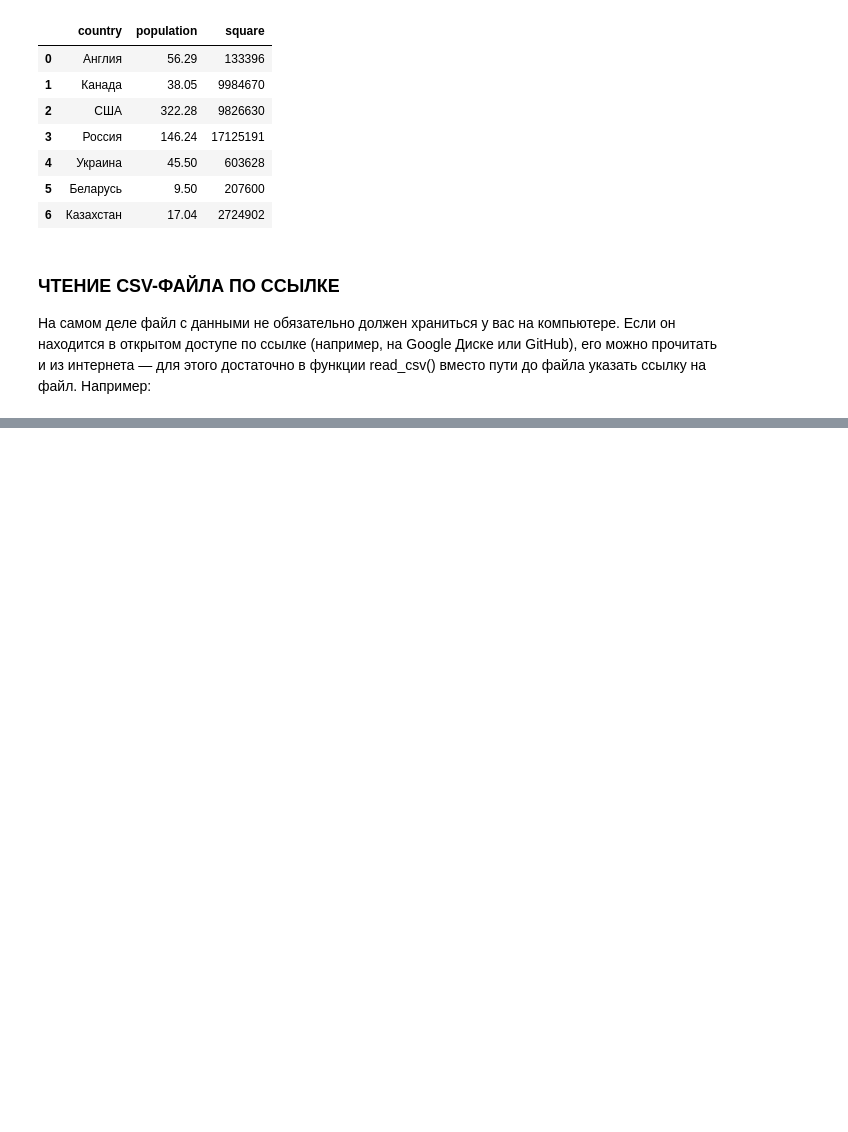
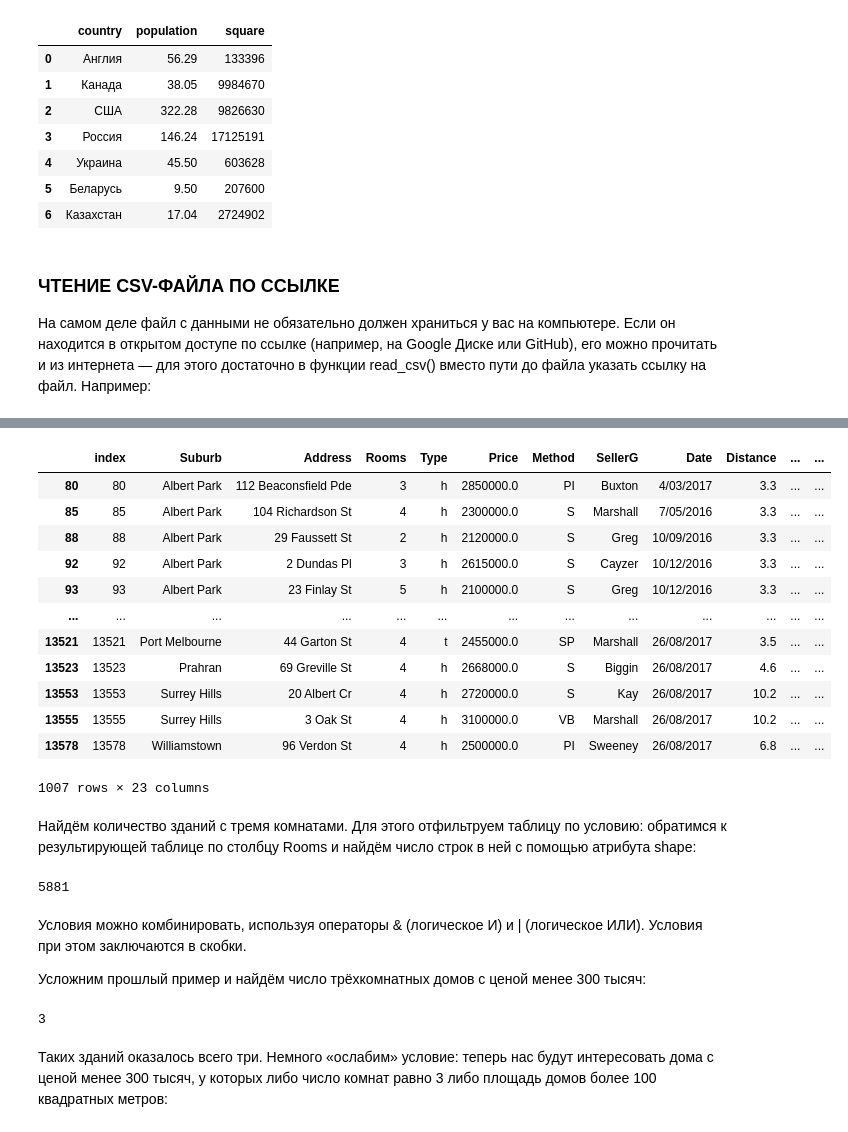
Before and after one commit to SlavaOsminin/SF_data_science, a Jupyter notebook: Skillfactory/PY_10_Введение в Pandas/Введение в Pandas.ipynb, the cells around one changed output, grey strips where cells are left out. Drawn from its saved outputs; the diff is of its cells as text; code cells hidden in the pictures; blank space fills up the shorter version.

```diff
--- a/Skillfactory/PY_10_Введение в Pandas/Введение в Pandas.ipynb
+++ b/Skillfactory/PY_10_Введение в Pandas/Введение в Pandas.ipynb
@@ -198,0 +251,4 @@ display(data)
+# %%
+import pandas as pd
+melb_data = pd.read_csv('data/melb_data.csv', sep=',')
+display(melb_data.loc[3521, 'Landsize'] / melb_data.loc[1690, 'Landsize'])
@@ -198,0 +315,7 @@ display(data)
+# %%
+melb_data['Car'] = melb_data['Car'].astype('int64')
+melb_data['Bedroom'] = melb_data['Bedroom'].astype('int64')
+melb_data['Bathroom'] = melb_data['Bathroom'].astype('int64')
+melb_data['Propertycount'] = melb_data['Propertycount'].astype('int64')
+melb_data['YearBuilt'] = melb_data['YearBuilt'].astype('int64')
+melb_data.info()
@@ -198,0 +523,32 @@ display(data)
+# %%
+melb_data[melb_data['Price'] > 2000000]
+# %% [output]
+|  | index | Suburb | Address | Rooms | Type | Price | Method | SellerG | Date | Distance | ... | ... |
+| 80 | 80 | Albert Park | 112 Beaconsfield Pde | 3 | h | 2850000.0 | PI | Buxton | 4/03/2017 | 3.3 | ... | ... |
+| 85 | 85 | Albert Park | 104 Richardson St | 4 | h | 2300000.0 | S | Marshall | 7/05/2016 | 3.3 | ... | ... |
+| 88 | 88 | Albert Park | 29 Faussett St | 2 | h | 2120000.0 | S | Greg | 10/09/2016 | 3.3 | ... | ... |
+| 92 | 92 | Albert Park | 2 Dundas Pl | 3 | h | 2615000.0 | S | Cayzer | 10/12/2016 | 3.3 | ... | ... |
+| 93 | 93 | Albert Park | 23 Finlay St | 5 | h | 2100000.0 | S | Greg | 10/12/2016 | 3.3 | ... | ... |
+| ... | ... | ... | ... | ... | ... | ... | ... | ... | ... | ... | ... | ... |
+| 13521 | 13521 | Port Melbourne | 44 Garton St | 4 | t | 2455000.0 | SP | Marshall | 26/08/2017 | 3.5 | ... | ... |
+| 13523 | 13523 | Prahran | 69 Greville St | 4 | h | 2668000.0 | S | Biggin | 26/08/2017 | 4.6 | ... | ... |
+| 13553 | 13553 | Surrey Hills | 20 Albert Cr | 4 | h | 2720000.0 | S | Kay | 26/08/2017 | 10.2 | ... | ... |
+| 13555 | 13555 | Surrey Hills | 3 Oak St | 4 | h | 3100000.0 | VB | Marshall | 26/08/2017 | 10.2 | ... | ... |
+| 13578 | 13578 | Williamstown | 96 Verdon St | 4 | h | 2500000.0 | PI | Sweeney | 26/08/2017 | 6.8 | ... | ... |
+1007 rows × 23 columns
+# %% [markdown]
+Найдём количество зданий с тремя комнатами. Для этого отфильтруем таблицу по условию: обратимся к результирующей таблице по столбцу Rooms и найдём число строк в ней с помощью атрибута shape:
+# %%
+melb_data[melb_data['Rooms'] == 3].shape[0]
+# %% [output]
+5881
+# %% [markdown]
+Условия можно комбинировать, используя операторы & (логическое И) и | (логическое ИЛИ). Условия при этом заключаются в скобки.
+
+Усложним прошлый пример и найдём число трёхкомнатных домов с ценой менее 300 тысяч:
+# %%
+melb_data[(melb_data['Rooms'] == 3) & (melb_data['Price'] < 300000)].shape[0]
+# %% [output]
+3
+# %% [markdown]
+Таких зданий оказалось всего три. Немного «ослабим» условие: теперь нас будут интересовать дома с ценой менее 300 тысяч, у которых либо число комнат равно 3 либо площадь домов более 100 квадратных метров:
```
Also changed, not shown: parts of 46 cells of this notebook, 7 other files.
